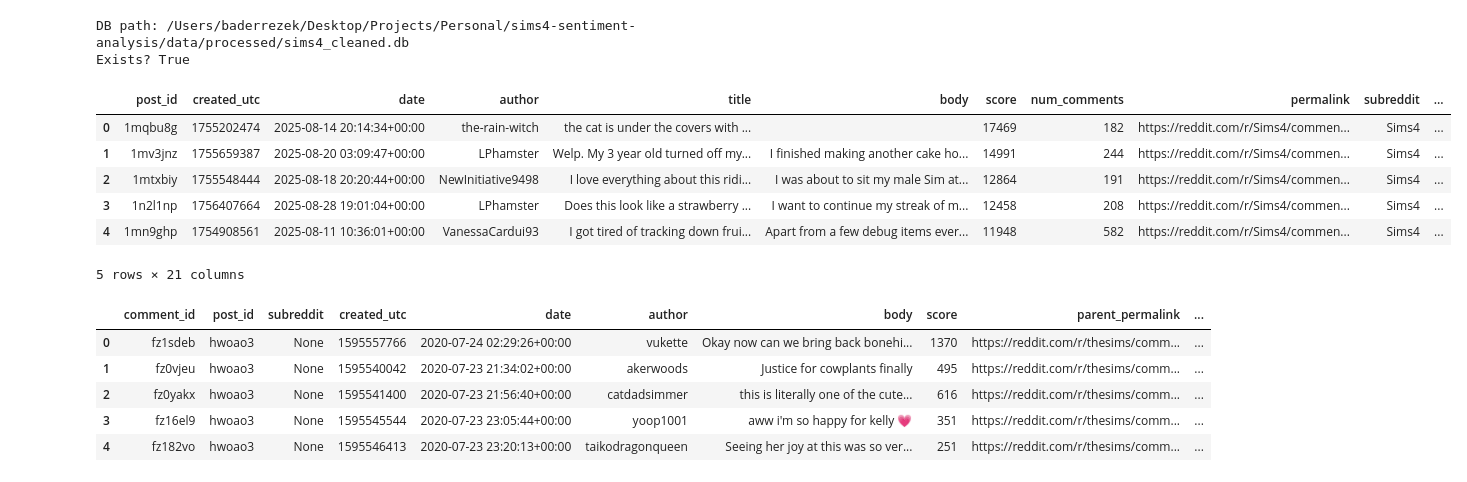
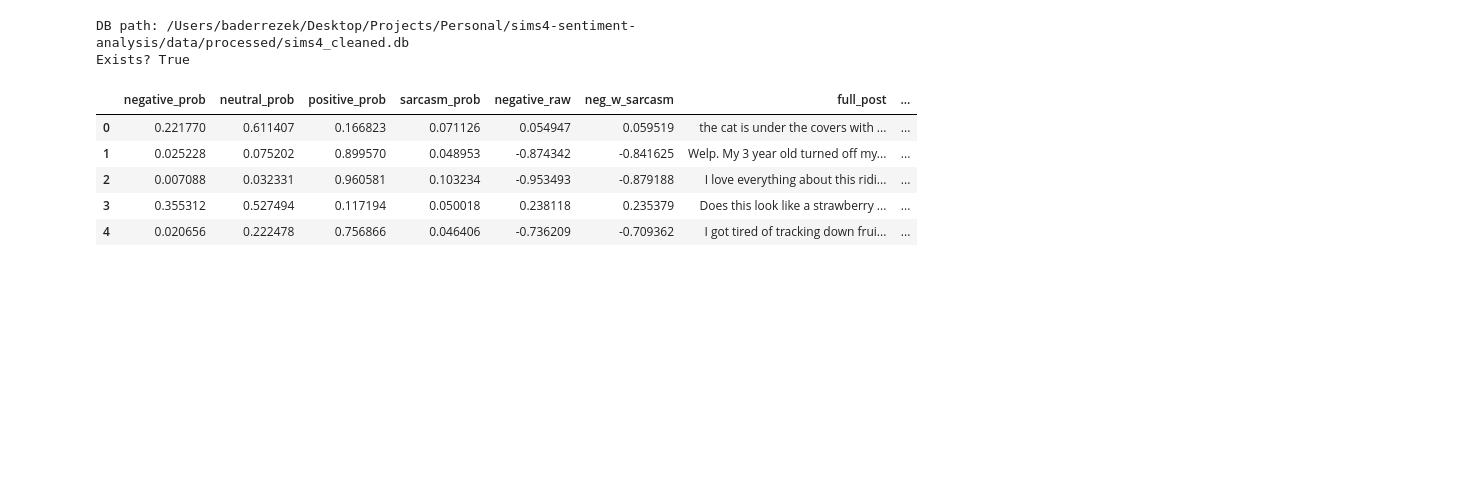
Before and after one commit to BaderRezek/sims4-sentiment-analysis, a Jupyter notebook: notebooks/04_topic_modeling.ipynb, the cells around one changed output. Cells and saved outputs as stored; diff of their text form; code cells hidden in the pictures; blank space fills up the shorter version.

Commit message:
Made it so I could run a sarcasm sentiment analyzer on the posts, and redid the topic modeling by using bertopic to be able to get better topic buckets/ catgeories

```diff
--- a/notebooks/04_topic_modeling.ipynb
+++ b/notebooks/04_topic_modeling.ipynb
@@ -18,32 +18,22 @@ from src.topic_modeling import (
 # %%
 import sqlite3
 
 PROCESSED_DIR = Path(ROOT) / "data" / "processed"
 DB_CLEANED_PATH = PROCESSED_DIR / "sims4_cleaned.db"
 
 print("DB path:", DB_CLEANED_PATH)
 print("Exists?", DB_CLEANED_PATH.exists())
 
 conn = sqlite3.connect(DB_CLEANED_PATH)
 
-df_posts = pd.read_sql_query("SELECT * FROM posts", conn)
-display(df_posts.head(5))
-
-df_comments = pd.read_sql_query("SELECT * FROM comments", conn)
-display(df_comments.head(5))
+df = pd.read_sql_query("SELECT * FROM sarcasm_sentiment_per_post", conn)
+display(df.head(5))
 # %% [output]
 DB path: /Users/baderrezek/Desktop/Projects/Personal/sims4-sentiment-analysis/data/processed/sims4_cleaned.db
 Exists? True
-|  | post_id | created_utc | date | author | title | body | score | num_comments | permalink | subreddit | ... |
-| 0 | 1mqbu8g | 1755202474 | 2025-08-14 20:14:34+00:00 | the-rain-witch | the cat is under the covers with ... |  | 17469 | 182 | https://reddit.com/r/Sims4/commen... | Sims4 | ... |
-| 1 | 1mv3jnz | 1755659387 | 2025-08-20 03:09:47+00:00 | LPhamster | Welp. My 3 year old turned off my... | I finished making another cake ho... | 14991 | 244 | https://reddit.com/r/Sims4/commen... | Sims4 | ... |
-| 2 | 1mtxbiy | 1755548444 | 2025-08-18 20:20:44+00:00 | NewInitiative9498 | I love everything about this ridi... | I was about to sit my male Sim at... | 12864 | 191 | https://reddit.com/r/Sims4/commen... | Sims4 | ... |
-| 3 | 1n2l1np | 1756407664 | 2025-08-28 19:01:04+00:00 | LPhamster | Does this look like a strawberry ... | I want to continue my streak of m... | 12458 | 208 | https://reddit.com/r/Sims4/commen... | Sims4 | ... |
-| 4 | 1mn9ghp | 1754908561 | 2025-08-11 10:36:01+00:00 | VanessaCardui93 | I got tired of tracking down frui... | Apart from a few debug items ever... | 11948 | 582 | https://reddit.com/r/Sims4/commen... | Sims4 | ... |
+|  | negative_prob | neutral_prob | positive_prob | sarcasm_prob | negative_raw | neg_w_sarcasm | full_post | ... |
+| 0 | 0.221770 | 0.611407 | 0.166823 | 0.071126 | 0.054947 | 0.059519 | the cat is under the covers with ... | ... |
+| 1 | 0.025228 | 0.075202 | 0.899570 | 0.048953 | -0.874342 | -0.841625 | Welp. My 3 year old turned off my... | ... |
+| 2 | 0.007088 | 0.032331 | 0.960581 | 0.103234 | -0.953493 | -0.879188 | I love everything about this ridi... | ... |
+| 3 | 0.355312 | 0.527494 | 0.117194 | 0.050018 | 0.238118 | 0.235379 | Does this look like a strawberry ... | ... |
+| 4 | 0.020656 | 0.222478 | 0.756866 | 0.046406 | -0.736209 | -0.709362 | I got tired of tracking down frui... | ... |
-5 rows × 21 columns
-|  | comment_id | post_id | subreddit | created_utc | date | author | body | score | parent_permalink | ... |
-| 0 | fz1sdeb | hwoao3 | None | 1595557766 | 2020-07-24 02:29:26+00:00 | vukette | Okay now can we bring back bonehi... | 1370 | https://reddit.com/r/thesims/comm... | ... |
-| 1 | fz0vjeu | hwoao3 | None | 1595540042 | 2020-07-23 21:34:02+00:00 | akerwoods | Justice for cowplants finally | 495 | https://reddit.com/r/thesims/comm... | ... |
-| 2 | fz0yakx | hwoao3 | None | 1595541400 | 2020-07-23 21:56:40+00:00 | catdadsimmer | this is literally one of the cute... | 616 | https://reddit.com/r/thesims/comm... | ... |
-| 3 | fz16el9 | hwoao3 | None | 1595545544 | 2020-07-23 23:05:44+00:00 | yoop1001 | aww i'm so happy for kelly 💗 | 351 | https://reddit.com/r/thesims/comm... | ... |
-| 4 | fz182vo | hwoao3 | None | 1595546413 | 2020-07-23 23:20:13+00:00 | taikodragonqueen | Seeing her joy at this was so ver... | 251 | https://reddit.com/r/thesims/comm... | ... |
```
Also changed, not shown: parts of 13 cells of this notebook, 4 other files.
